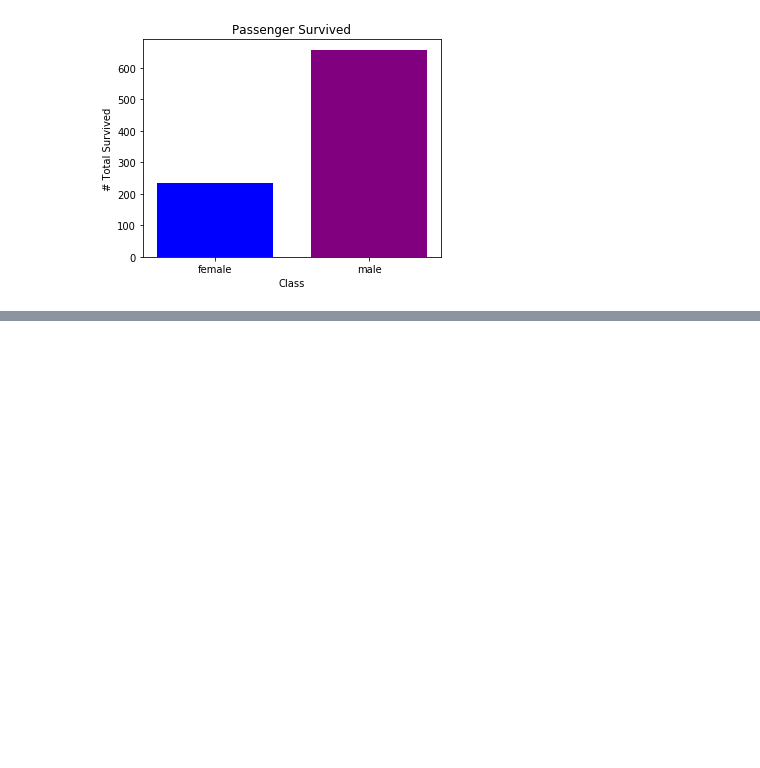
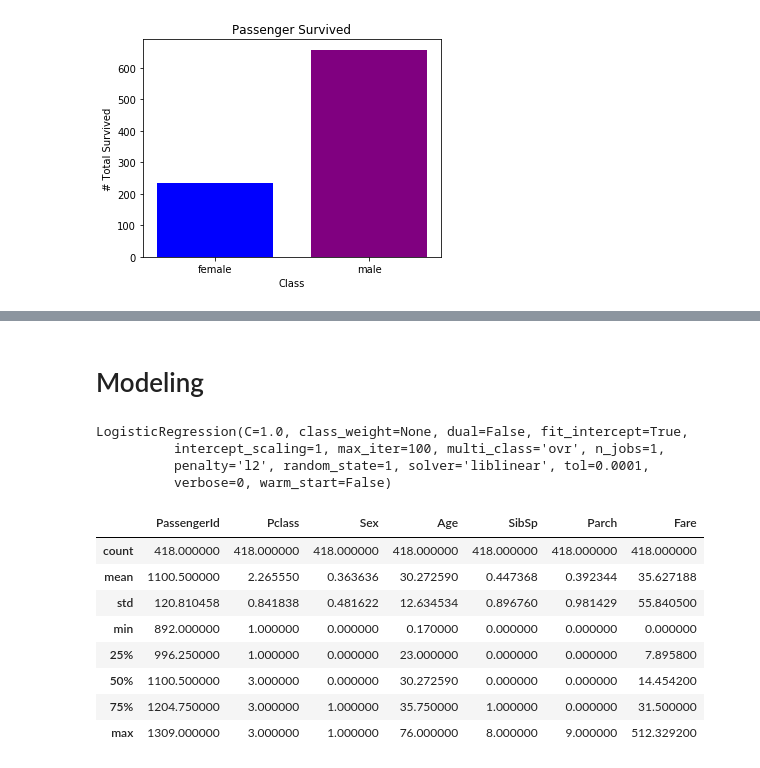
Before and after one commit to Saura1996/Titanic_dataset_kaggle, a Jupyter notebook: Titanic Dataset Solution 1.ipynb, the cells around one changed output, grey strips where cells are left out. Cells and saved outputs as stored; diff of their text form; code cells hidden in the pictures; blank space fills up the shorter version.

Commit message:
Model 1 using Logistic Regression Added

```diff
--- a/Titanic Dataset Solution.ipynb
+++ b/Titanic Dataset Solution 1.ipynb
@@ -155,0 +239,2 @@ ax.xaxis.set(ticks=range(1,3),ticklabels=['female','male'])
+# %% [markdown]
+# Modeling
@@ -155,0 +252,32 @@ ax.xaxis.set(ticks=range(1,3),ticklabels=['female','male'])
+# %%
+#Training the model
+LogReg.fit(train[parameters],expected)
+# %% [output]
+LogisticRegression(C=1.0, class_weight=None, dual=False, fit_intercept=True,
+          intercept_scaling=1, max_iter=100, multi_class='ovr', n_jobs=1,
+          penalty='l2', random_state=1, solver='liblinear', tol=0.0001,
+          verbose=0, warm_start=False)
+# %%
+#test data
+test_file_path = '~/Desktop/Practice/Titanic/data/test.csv'
+test = pd.read_csv(test_file_path)
+
+#creating gender flag for test data
+test["Sex"] = test["Sex"].map({'male':0,'female':1})
+
+#filling the missing (Age) test data with mean Age
+test2 = test
+test2["Age"]= test2["Age"].fillna(test2["Age"].mean())
+test2["Fare"]= test2["Fare"].fillna(test2["Fare"].mean())
+# %%
+test.describe()
+# %% [output]
+|  | PassengerId | Pclass | Sex | Age | SibSp | Parch | Fare |
+| count | 418.000000 | 418.000000 | 418.000000 | 418.000000 | 418.000000 | 418.000000 | 418.000000 |
+| mean | 1100.500000 | 2.265550 | 0.363636 | 30.272590 | 0.447368 | 0.392344 | 35.627188 |
+| std | 120.810458 | 0.841838 | 0.481622 | 12.634534 | 0.896760 | 0.981429 | 55.840500 |
+| min | 892.000000 | 1.000000 | 0.000000 | 0.170000 | 0.000000 | 0.000000 | 0.000000 |
+| 25% | 996.250000 | 1.000000 | 0.000000 | 23.000000 | 0.000000 | 0.000000 | 7.895800 |
+| 50% | 1100.500000 | 3.000000 | 0.000000 | 30.272590 | 0.000000 | 0.000000 | 14.454200 |
+| 75% | 1204.750000 | 3.000000 | 1.000000 | 35.750000 | 1.000000 | 0.000000 | 31.500000 |
+| max | 1309.000000 | 3.000000 | 1.000000 | 76.000000 | 8.000000 | 9.000000 | 512.329200 |
```
Also changed, not shown: parts of 19 cells of this notebook.
